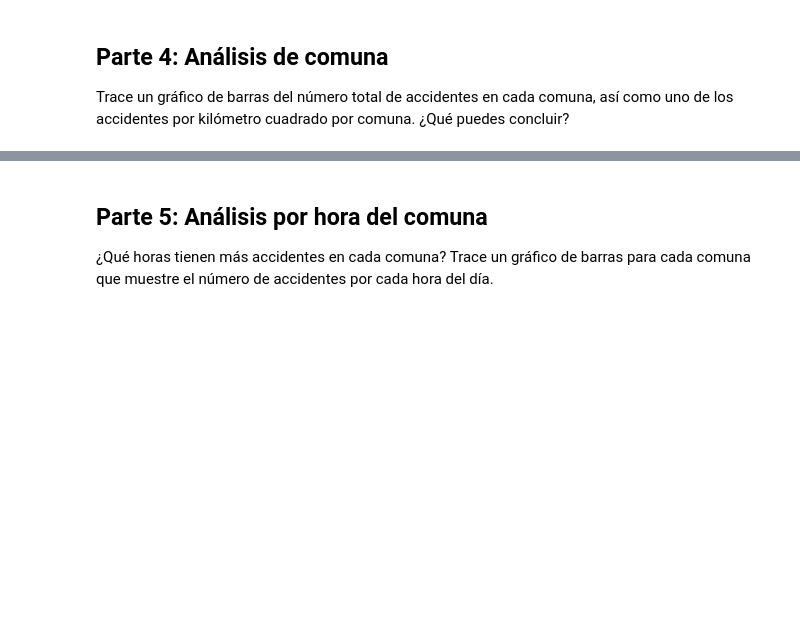
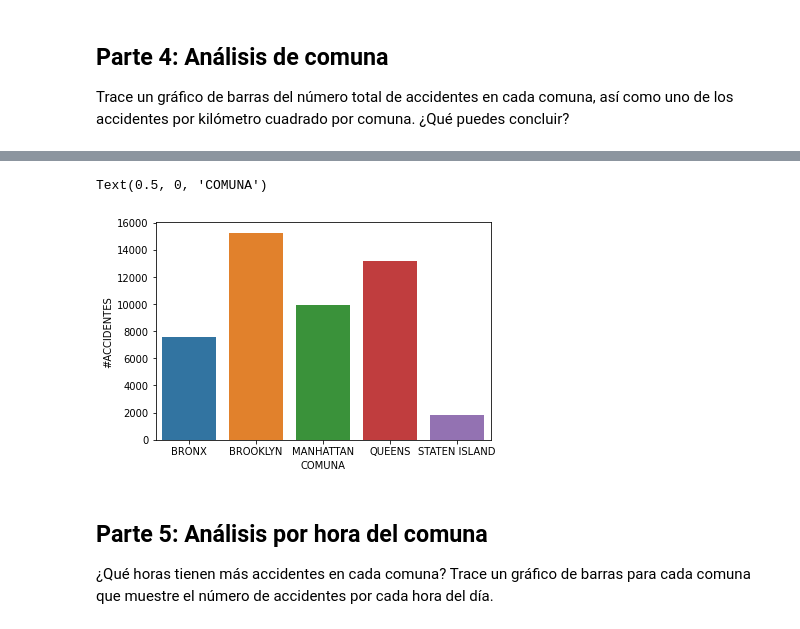
Before and after one commit to hnmelo/MujeresDigitales, a Jupyter notebook: Taller_Semana_4.ipynb, the cells around one changed output, grey strips where cells are left out. Saved outputs shown, nothing was run; the diff lists cells and outputs as text; code cells hidden in the pictures; blank space fills up the shorter version.

```diff
--- a/Taller_Semana_4.ipynb
+++ b/Taller_Semana_4.ipynb
@@ -133,0 +132,4 @@ Trace un gráfico de barras del número total de accidentes en cada comuna, así
+# %%
+df.head(2)
+accidentes = df.groupby(df['BOROUGH']).count()
+accidentes.head(2)
@@ -133,0 +141,7 @@ Trace un gráfico de barras del número total de accidentes en cada comuna, así
+# %%
+sns.barplot(y='HORA', x= accidentes.index, data = accidentes)
+plt.ylabel('#ACCIDENTES')
+plt.xlabel('COMUNA')
+# %% [output]
+Text(0.5, 0, 'COMUNA')
+[figure, added]
```
Also changed, not shown: parts of 17 cells of this notebook.
